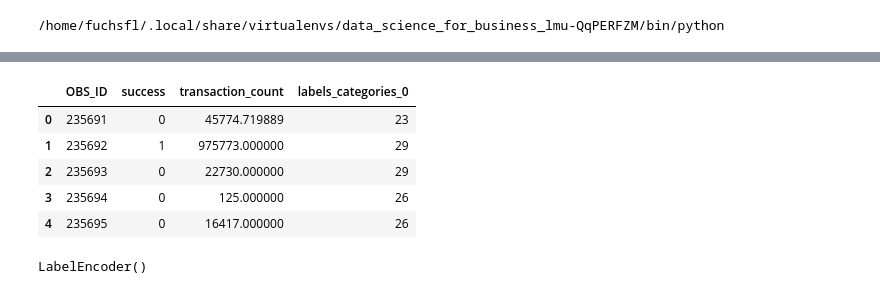
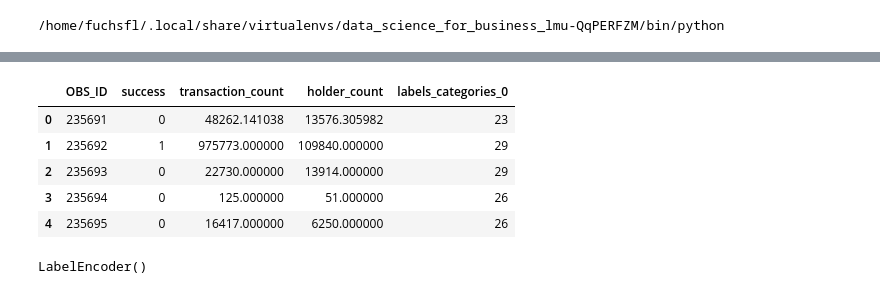
Before and after one commit to AlessandroVol23/predict_ico_success_lmu, a Jupyter notebook: notebooks/0.4_FF_test_feature_selection.ipynb, the cells around one changed output, grey strips where cells are left out. Saved outputs shown, nothing was run; the diff lists cells and outputs as text; code cells hidden in the pictures.

```diff
--- a/notebooks/0.4_FF_test_feature_selection.ipynb
+++ b/notebooks/0.4_FF_test_feature_selection.ipynb
@@ -37,12 +42,12 @@ fe.construct_features()
 # %%
-fe.df_features_train.head()
+fe.df_features.head()
 # %% [output]
-|  | OBS_ID | success | transaction_count | labels_categories_0 |
-| 0 | 235691 | 0 | 45774.719889 | 23 |
-| 1 | 235692 | 1 | 975773.000000 | 29 |
-| 2 | 235693 | 0 | 22730.000000 | 29 |
-| 3 | 235694 | 0 | 125.000000 | 26 |
-| 4 | 235695 | 0 | 16417.000000 | 26 |
+|  | OBS_ID | success | transaction_count | holder_count | labels_categories_0 |
+| 0 | 235691 | 0 | 48262.141038 | 13576.305982 | 23 |
+| 1 | 235692 | 1 | 975773.000000 | 109840.000000 | 29 |
+| 2 | 235693 | 0 | 22730.000000 | 13914.000000 | 29 |
+| 3 | 235694 | 0 | 125.000000 | 51.000000 | 26 |
+| 4 | 235695 | 0 | 16417.000000 | 6250.000000 | 26 |
 # %%
 fe.le
 # %% [output]
```
Also changed, not shown: parts of 3 cells of this notebook, 6 other files.
